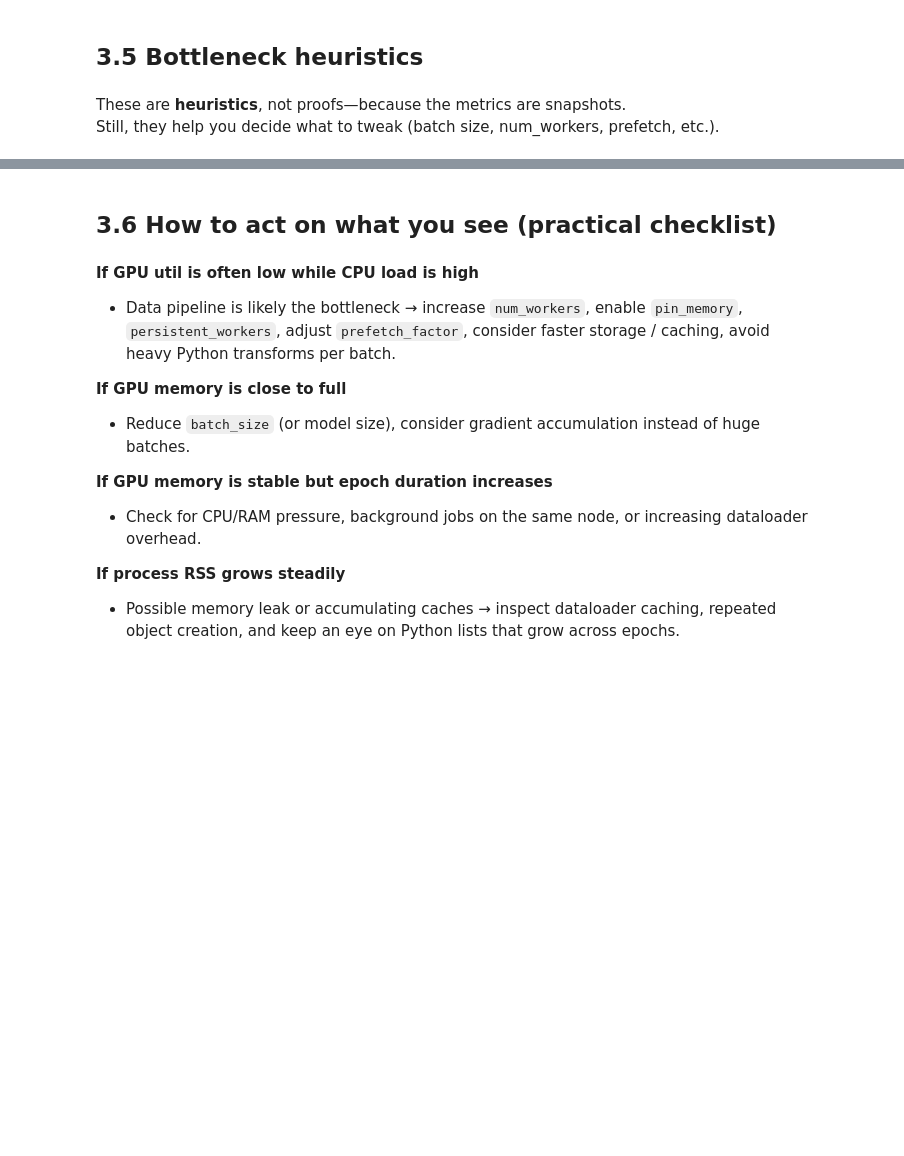
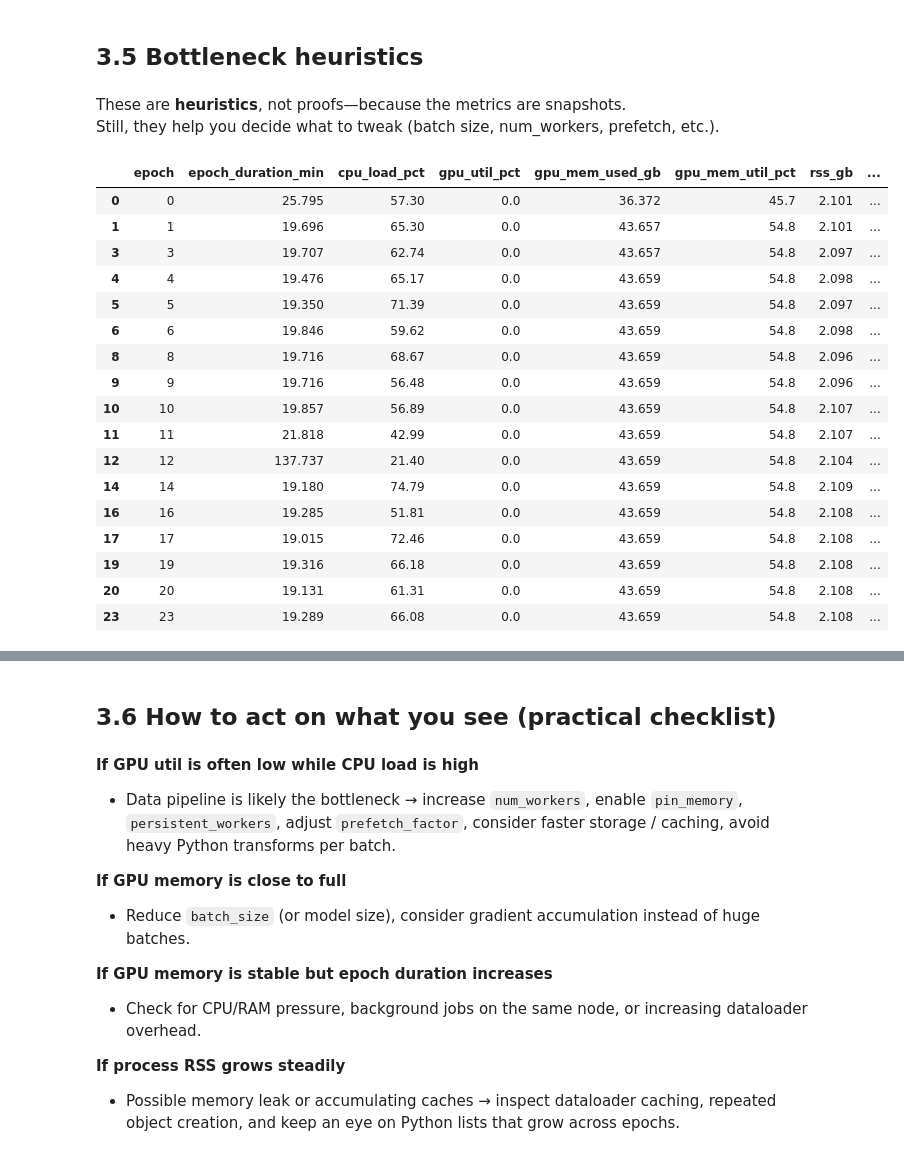
Before and after one commit to kubrabas/Graphnet-Applications, a Jupyter notebook: Training/EventPulseSeries_nonoise/initiative2/analysis/result_analysis_zenith.ipynb, the cells around one changed output, grey strips where cells are left out. Drawn from its saved outputs; the diff is of its cells as text; code cells hidden in the pictures; blank space fills up the shorter version.

```diff
--- a/Training/EventPulseSeries_nonoise/initiative2/analysis/result_analysis_zenith.ipynb
+++ b/Training/EventPulseSeries_nonoise/initiative2/analysis/result_analysis_zenith.ipynb
@@ -64,8 +62,11 @@ ModuleNotFoundError: No module named 'matplotlib'
 # %%
 zenith_test_predictions_path = Path("../zenith") / "test_predictions.csv"
 zenith_metrics_path = Path("../zenith") / "metrics.csv"
+zenith_resources_and_time_path =  Path("../zenith") /"resources_and_time.csv"
+
 df_zenith_test_predictions = pd.read_csv(zenith_test_predictions_path)
 df_zenith_metrics = pd.read_csv(zenith_metrics_path)
+df_zenith_resources_and_time = pd.read_csv(zenith_resources_and_time_path)
 # %% [markdown]
 # 1. Test Predictions (event-level)
 # %% [markdown]
@@ -692,7 +718,7 @@ Two independent ways to estimate epoch duration:
 # %%
 def _num(col: str):
     """Read a numeric column without modifying the original dataframe."""
-    return pd.to_numeric(df_energy_resources_and_time[col], errors="coerce")
+    return pd.to_numeric(df_zenith_resources_and_time[col], errors="coerce")
 
 epoch = _num("epoch")
 elapsed = _num("elapsed_min")
@@ -800,18 +849,37 @@ Still, they help you decide what to tweak (batch size, num_workers, prefetch, et
 # %%
 # Simple flags (tunable thresholds)
 gpu_idle_mask = _num("gpu_util_pct").fillna(0) < 1.0
 cpu_high_mask = _num("cpu_load_pct").fillna(0) > 90.0
 slow_mask = epoch_dur_logged >= epoch_dur_logged.quantile(0.90)
 
 mask = gpu_idle_mask | cpu_high_mask | slow_mask
 
 cols = [
     "epoch", "epoch_duration_min",
     "cpu_load_pct", "gpu_util_pct",
     "gpu_mem_used_gb", "gpu_mem_util_pct",
     "rss_gb", "sys_mem_used_gb",
 ]
-df_energy_resources_and_time.loc[mask, cols].sort_values("epoch")
+df_zenith_resources_and_time.loc[mask, cols].sort_values("epoch")
+# %% [output]
+|  | epoch | epoch_duration_min | cpu_load_pct | gpu_util_pct | gpu_mem_used_gb | gpu_mem_util_pct | rss_gb | ... |
+| 0 | 0 | 25.795 | 57.30 | 0.0 | 36.372 | 45.7 | 2.101 | ... |
+| 1 | 1 | 19.696 | 65.30 | 0.0 | 43.657 | 54.8 | 2.101 | ... |
+| 3 | 3 | 19.707 | 62.74 | 0.0 | 43.657 | 54.8 | 2.097 | ... |
+| 4 | 4 | 19.476 | 65.17 | 0.0 | 43.659 | 54.8 | 2.098 | ... |
+| 5 | 5 | 19.350 | 71.39 | 0.0 | 43.659 | 54.8 | 2.097 | ... |
+| 6 | 6 | 19.846 | 59.62 | 0.0 | 43.659 | 54.8 | 2.098 | ... |
+| 8 | 8 | 19.716 | 68.67 | 0.0 | 43.659 | 54.8 | 2.096 | ... |
+| 9 | 9 | 19.716 | 56.48 | 0.0 | 43.659 | 54.8 | 2.096 | ... |
+| 10 | 10 | 19.857 | 56.89 | 0.0 | 43.659 | 54.8 | 2.107 | ... |
+| 11 | 11 | 21.818 | 42.99 | 0.0 | 43.659 | 54.8 | 2.107 | ... |
+| 12 | 12 | 137.737 | 21.40 | 0.0 | 43.659 | 54.8 | 2.104 | ... |
+| 14 | 14 | 19.180 | 74.79 | 0.0 | 43.659 | 54.8 | 2.109 | ... |
+| 16 | 16 | 19.285 | 51.81 | 0.0 | 43.659 | 54.8 | 2.108 | ... |
+| 17 | 17 | 19.015 | 72.46 | 0.0 | 43.659 | 54.8 | 2.108 | ... |
+| 19 | 19 | 19.316 | 66.18 | 0.0 | 43.659 | 54.8 | 2.108 | ... |
+| 20 | 20 | 19.131 | 61.31 | 0.0 | 43.659 | 54.8 | 2.108 | ... |
+| 23 | 23 | 19.289 | 66.08 | 0.0 | 43.659 | 54.8 | 2.108 | ... |
 # %%
 # Correlations with epoch duration (numeric view; does NOT modify df)
 metrics = [
```
Also changed, not shown: parts of 11 cells of this notebook, 2 other files.
